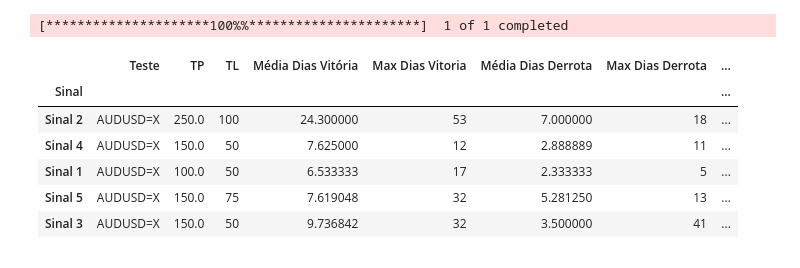
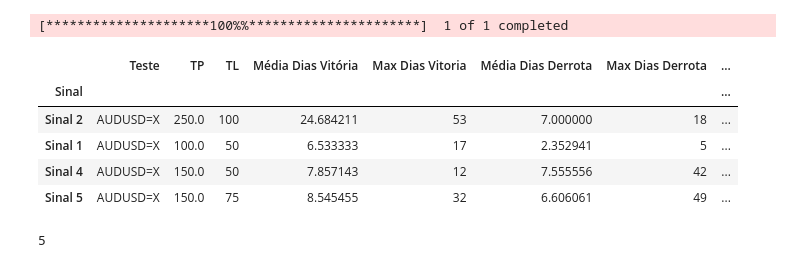
Before and after one commit to TomDataAnalytics333/COT_analysis, a Jupyter notebook: COT_main.ipynb, the cells around one changed output. Cells and saved outputs as stored; diff of their text form; code cells hidden in the pictures.

```diff
--- a/COT_main.ipynb
+++ b/COT_main.ipynb
@@ -756,19 +752,22 @@ merged_df = merge_cot_with_forex(cot_df, df)
 Você selecionou: AUSTRALIAN DOLLAR - CHICAGO MERCANTILE EXCHANGE
 [*********************100%%**********************]  1 of 1 completed
 # %%
-resultados2[(resultados2['Teste'] == selected_pair)&(resultados2['retorno/invest']>10)].groupby('Sinal').first().sort_values('retorno/invest',ascending=False)
+resultados2[(resultados2['Teste'] == selected_pair)&(resultados2['retorno/invest']>9)].groupby('Sinal').first().sort_values('retorno/invest',ascending=False)
 # %% [output]
 |  | Teste | TP | TL | Média Dias Vitória | Max Dias Vitoria | Média Dias Derrota | Max Dias Derrota | ... |
 | Sinal |  |  |  |  |  |  |  | ... |
-| Sinal 2 | AUDUSD=X | 250.0 | 100 | 24.300000 | 53 | 7.000000 | 18 | ... |
-| Sinal 4 | AUDUSD=X | 150.0 | 50 | 7.625000 | 12 | 2.888889 | 11 | ... |
-| Sinal 1 | AUDUSD=X | 100.0 | 50 | 6.533333 | 17 | 2.333333 | 5 | ... |
-| Sinal 5 | AUDUSD=X | 150.0 | 75 | 7.619048 | 32 | 5.281250 | 13 | ... |
-| Sinal 3 | AUDUSD=X | 150.0 | 50 | 9.736842 | 32 | 3.500000 | 41 | ... |
+| Sinal 2 | AUDUSD=X | 250.0 | 100 | 24.684211 | 53 | 7.000000 | 18 | ... |
+| Sinal 1 | AUDUSD=X | 100.0 | 50 | 6.533333 | 17 | 2.352941 | 5 | ... |
+| Sinal 4 | AUDUSD=X | 150.0 | 50 | 7.857143 | 12 | 7.555556 | 42 | ... |
+| Sinal 5 | AUDUSD=X | 150.0 | 75 | 8.545455 | 32 | 6.606061 | 49 | ... |
 # %%
 N = int(input('N:'))
 sinal_compra =sinais_compra[N-1]
 sinal_venda = sinais_venda[N-1]
+# %%
+N
+# %% [output]
+5
 # %%
 df_ = insert_signals_on_df(merged_df,df,sinal_compra,sinal_venda)
 # %%
```
Also changed, not shown: parts of 7 cells of this notebook, 7 other files.
